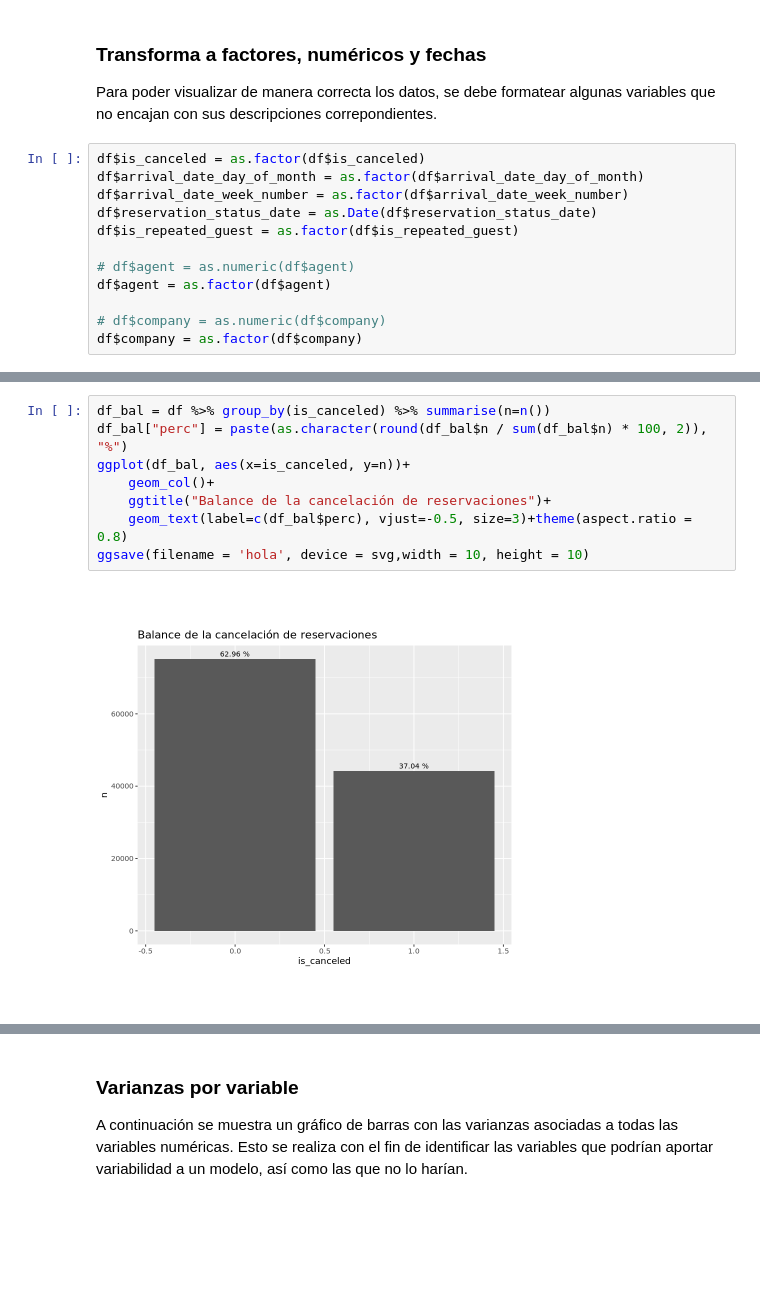
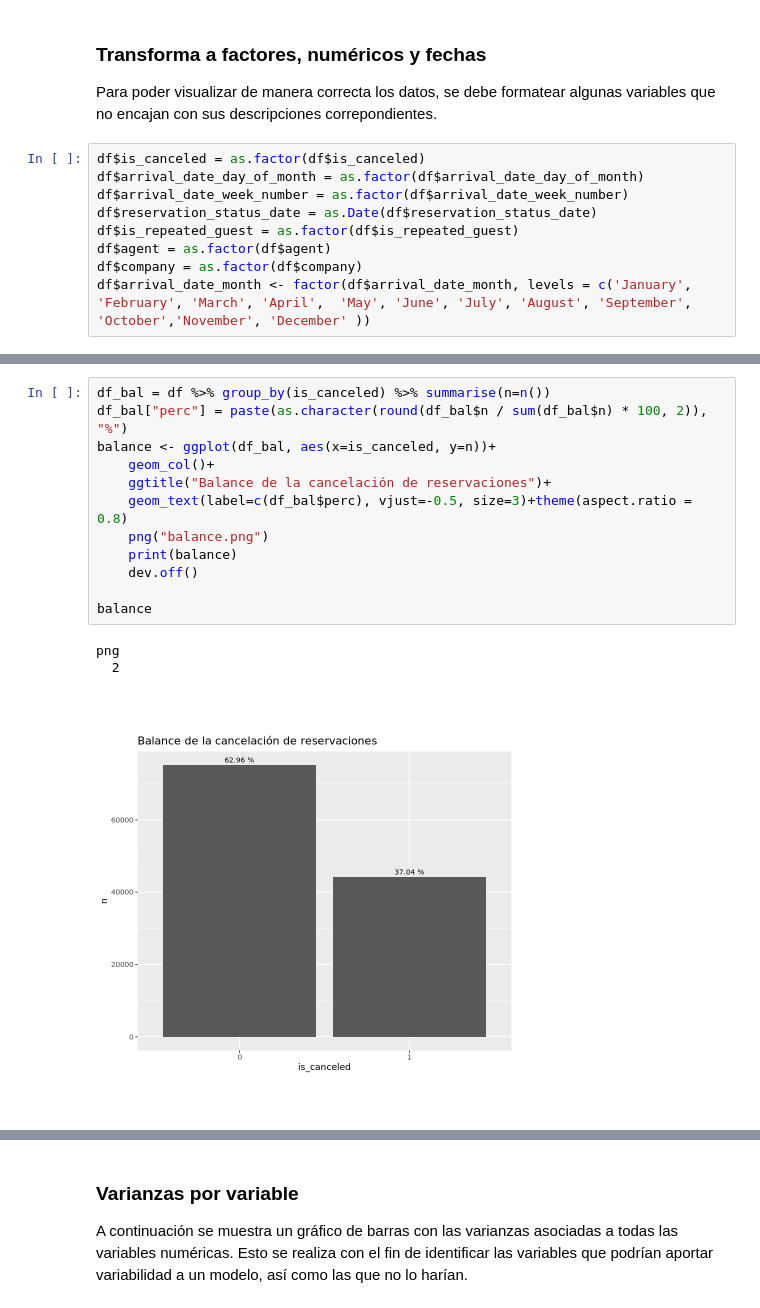
Before and after one commit to sebastianflp/Data_MiningDCC, a Jupyter notebook: ProyectoDM.ipynb, the cells around one changed output, grey strips where cells are left out. Drawn from its saved outputs; the diff is of its cells as text; blank space fills up the shorter version.

```diff
--- a/ProyectoDM.ipynb
+++ b/ProyectoDM.ipynb
@@ -119,9 +145,6 @@ df$arrival_date_day_of_month = as.factor(df$arrival_date_day_of_month)
 df$arrival_date_week_number = as.factor(df$arrival_date_week_number)
 df$reservation_status_date = as.Date(df$reservation_status_date)
 df$is_repeated_guest = as.factor(df$is_repeated_guest)
-
-# df$agent = as.numeric(df$agent)
 df$agent = as.factor(df$agent)
-
-# df$company = as.numeric(df$company)
 df$company = as.factor(df$company)
+df$arrival_date_month <- factor(df$arrival_date_month, levels = c('January', 'February', 'March', 'April',  'May', 'June', 'July', 'August', 'September', 'October','November', 'December' ))
@@ -130,10 +182,16 @@ df$company = as.factor(df$company)
 # %%
 df_bal = df %>% group_by(is_canceled) %>% summarise(n=n())
 df_bal["perc"] = paste(as.character(round(df_bal$n / sum(df_bal$n) * 100, 2)), "%")
-ggplot(df_bal, aes(x=is_canceled, y=n))+
+balance <- ggplot(df_bal, aes(x=is_canceled, y=n))+
     geom_col()+
     ggtitle("Balance de la cancelación de reservaciones")+
     geom_text(label=c(df_bal$perc), vjust=-0.5, size=3)+theme(aspect.ratio = 0.8)
-ggsave(filename = 'hola', device = svg,width = 10, height = 10)
+    png("balance.png")
+    print(balance)
+    dev.off()
+
+balance
 # %% [output]
+png
+  2
-[figure, old version]
+[figure, new version]
```
Also changed, not shown: parts of 49 cells of this notebook, 1 other file.
